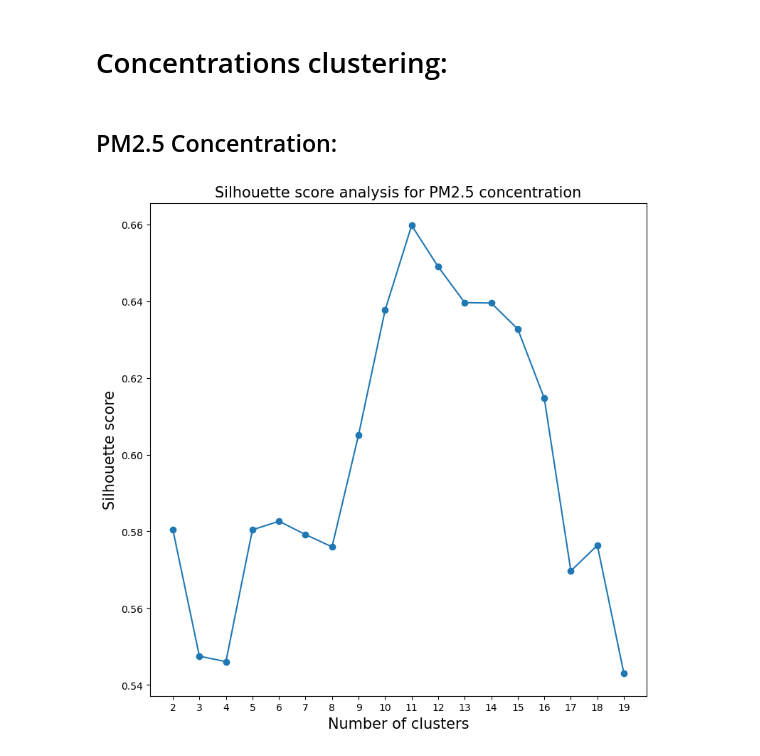
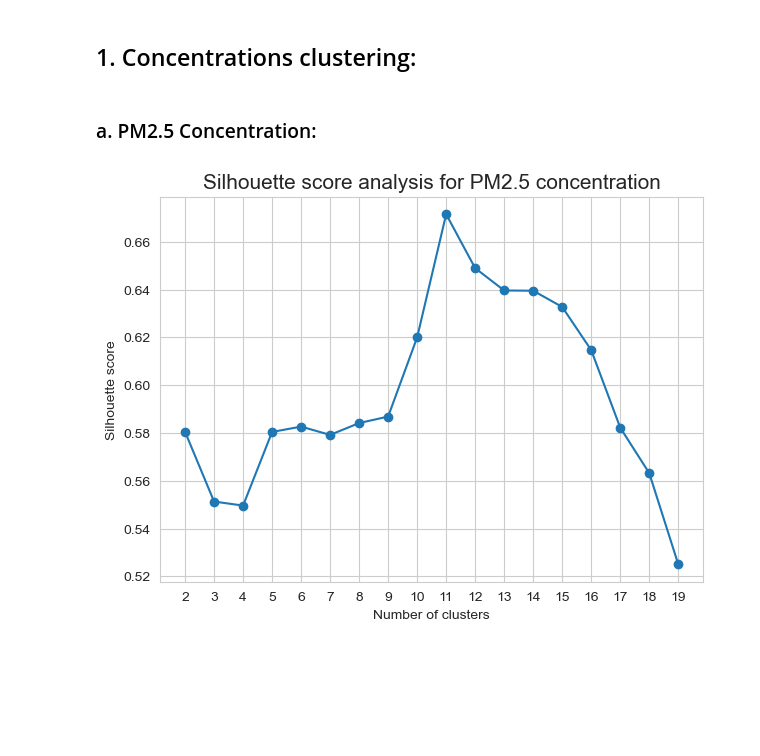
Before and after one commit to HindFaris/NYC-air-quality-study, a Jupyter notebook: data_exploration/data_exploration.ipynb, the cells around one changed output. Drawn from its saved outputs; the diff is of its cells as text; code cells hidden in the pictures; blank space fills up the shorter version.

Commit message:
File structure updated; figures analyzed and explained.

```diff
--- a/data_exploration/data_exploration.ipynb
+++ b/data_exploration/data_exploration.ipynb
@@ -216,17 +31,19 @@ tools.feature_importance(
+# %%
+air_quality_df = pd.read_csv('final-dataset.csv',sep=",")
 # %% [markdown]
-# Concentrations clustering:
+## 1. Concentrations clustering:
 # %% [markdown]
-## PM2.5 Concentration:
+### a. PM2.5 Concentration:
 # %%
 # searching for best nb of clusters based on Silhouette score
 best_nb_cluster_pm2_5_concentration = tools.best_nb_cluster(
-    selected_df,
+    air_quality_df,
     ['PM2.5 Particles Concentration'],
     2,
     20,
     True,
     'Silhouette score analysis for PM2.5 concentration')
 # %% [output]
-[figure, old version]
+[figure, new version]
 # %%
 # clustering PM2.5 health outcomes
```
Also changed, not shown: parts of 53 cells of this notebook, 11 other files.
